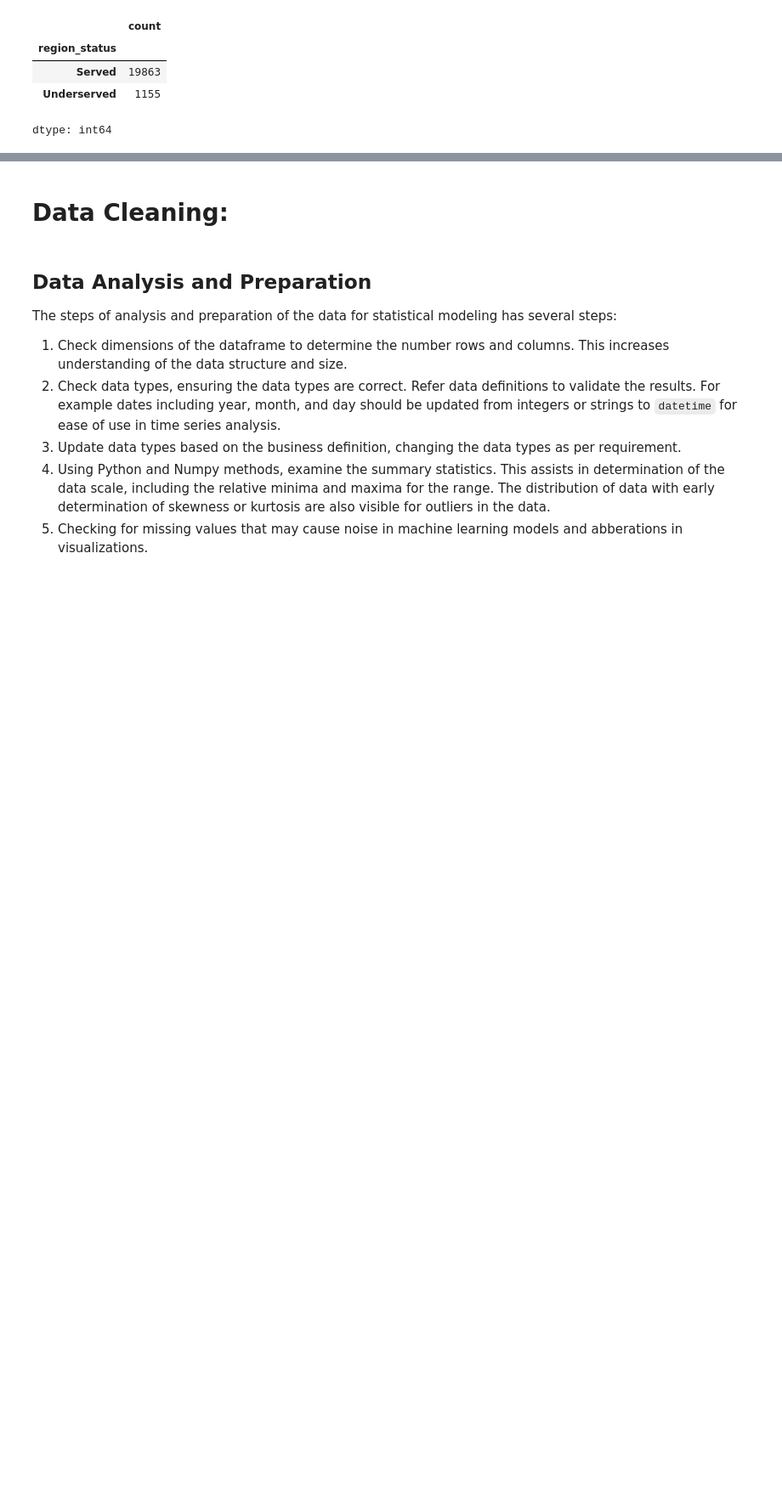
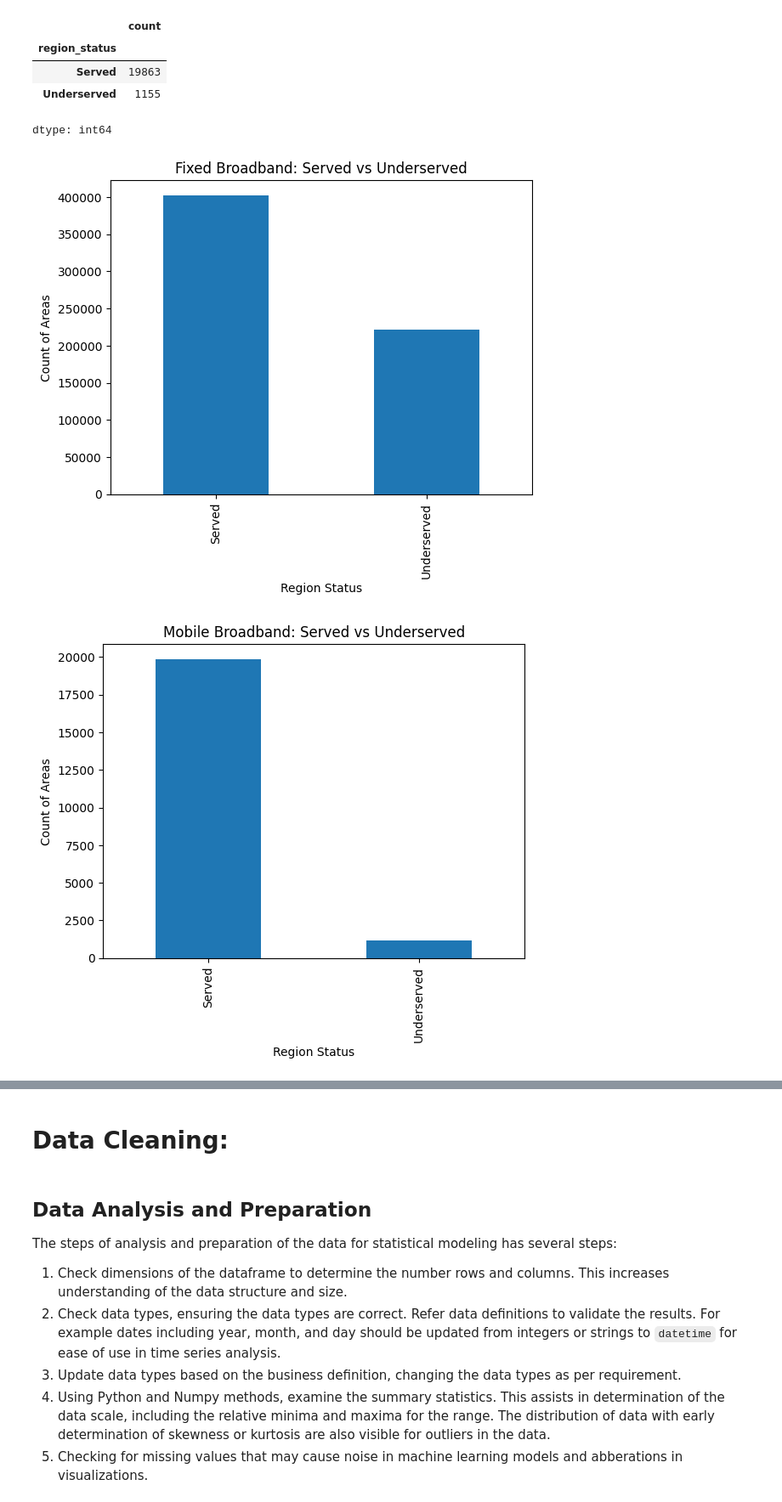
Before and after one commit to AishaniD078/huds_ms_airband_analysis_2_repo, a Jupyter notebook: HUDS_Research_Skeleton_Notebook_Aishani.ipynb, the cells around one changed output, grey strips where cells are left out. Shown at 85% size. Saved outputs shown, nothing was run; the diff lists cells and outputs as text; code cells hidden in the pictures; blank space fills up the shorter version.

Commit message:
added visualizations

```diff
--- a/HUDS_Research_Skeleton_Notebook_Aishani.ipynb
+++ b/HUDS_Research_Skeleton_Notebook_Aishani.ipynb
@@ -374,3 +366,31 @@ new_mobile_bb['region_status'].value_counts()
 | Served | 19863 |
 | Underserved | 1155 |
 dtype: int64
+# %%
+# Visualization 1: Fixed broadband served vs underserved
+fig, ax = plt.subplots()
+new_fixed_bb['region_status'].value_counts().plot(kind='bar', ax=ax)
+ax.set_xlabel('Region Status')
+ax.set_ylabel('Count of Areas')
+ax.set_title('Fixed Broadband: Served vs Underserved')
+plt.show()
+
+# Visualization 2: Mobile broadband served vs underserved
+fig, ax = plt.subplots()
+new_mobile_bb['region_status'].value_counts().plot(kind='bar', ax=ax)
+ax.set_xlabel('Region Status')
+ax.set_ylabel('Count of Areas')
+ax.set_title('Mobile Broadband: Served vs Underserved')
+plt.show()
+
+# Visualization 3: Distribution of 25/3 Mbps coverage by region status
+fig, ax = plt.subplots()
+new_fixed_bb.boxplot(column='speed_25_3', by='region_status', ax=ax)
+ax.set_xlabel('Region Status')
+ax.set_ylabel('Proportion of Units >= 25/3 Mbps')
+ax.set_title('Distribution of 25/3 Mbps Coverage')
+plt.suptitle('')
+plt.show()
+# %% [output]
+[figure, added]
+[figure, added]
```
Also changed, not shown: parts of 16 cells of this notebook.
